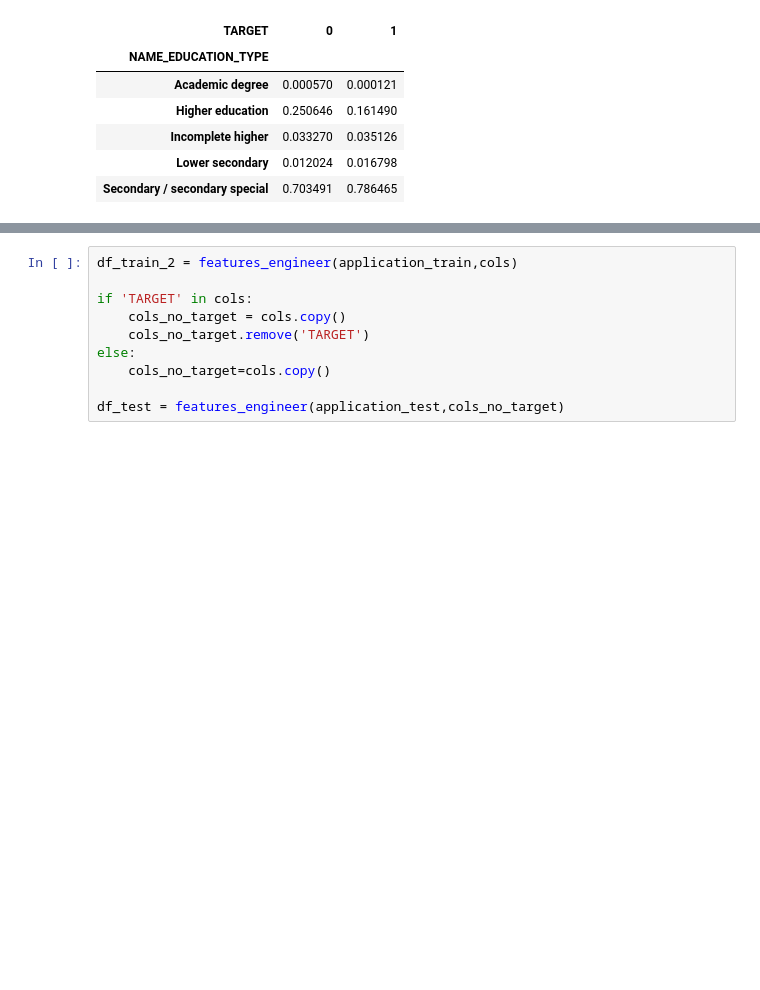
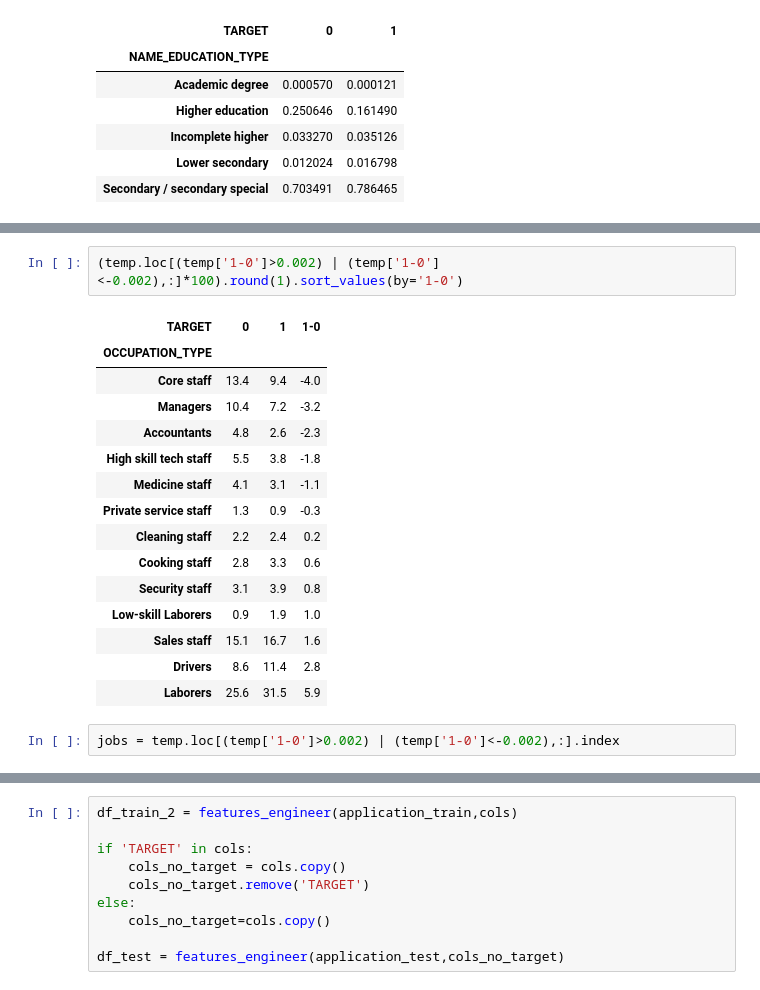
Before and after one commit to gukun770/Home-Credit, a Jupyter notebook: Home Credit Default Risk-Part 2.ipynb, the cells around one changed output, grey strips where cells are left out. Saved outputs shown, nothing was run; the diff lists cells and outputs as text; blank space fills up the shorter version.

```diff
--- a/Home Credit Default Risk-Part 2.ipynb
+++ b/Home Credit Default Risk-Part 2.ipynb
@@ -894,3 +945,23 @@ dfnum.head()
+# %%
+(temp.loc[(temp['1-0']>0.002) | (temp['1-0']<-0.002),:]*100).round(1).sort_values(by='1-0')
+# %% [output]
+| TARGET | 0 | 1 | 1-0 |
+| OCCUPATION_TYPE |  |  |  |
+| Core staff | 13.4 | 9.4 | -4.0 |
+| Managers | 10.4 | 7.2 | -3.2 |
+| Accountants | 4.8 | 2.6 | -2.3 |
+| High skill tech staff | 5.5 | 3.8 | -1.8 |
+| Medicine staff | 4.1 | 3.1 | -1.1 |
+| Private service staff | 1.3 | 0.9 | -0.3 |
+| Cleaning staff | 2.2 | 2.4 | 0.2 |
+| Cooking staff | 2.8 | 3.3 | 0.6 |
+| Security staff | 3.1 | 3.9 | 0.8 |
+| Low-skill Laborers | 0.9 | 1.9 | 1.0 |
+| Sales staff | 15.1 | 16.7 | 1.6 |
+| Drivers | 8.6 | 11.4 | 2.8 |
+| Laborers | 25.6 | 31.5 | 5.9 |
+# %%
+jobs = temp.loc[(temp['1-0']>0.002) | (temp['1-0']<-0.002),:].index
 # %%
 cols = ['TARGET','DAYS_BIRTH','REGION_RATING_CLIENT_W_CITY','AMT_CREDIT',
         'AMT_INCOME_TOTAL','DAYS_EMPLOYED','EXT_SOURCE_1','EXT_SOURCE_2',
```
Also changed, not shown: parts of 16 cells of this notebook.
